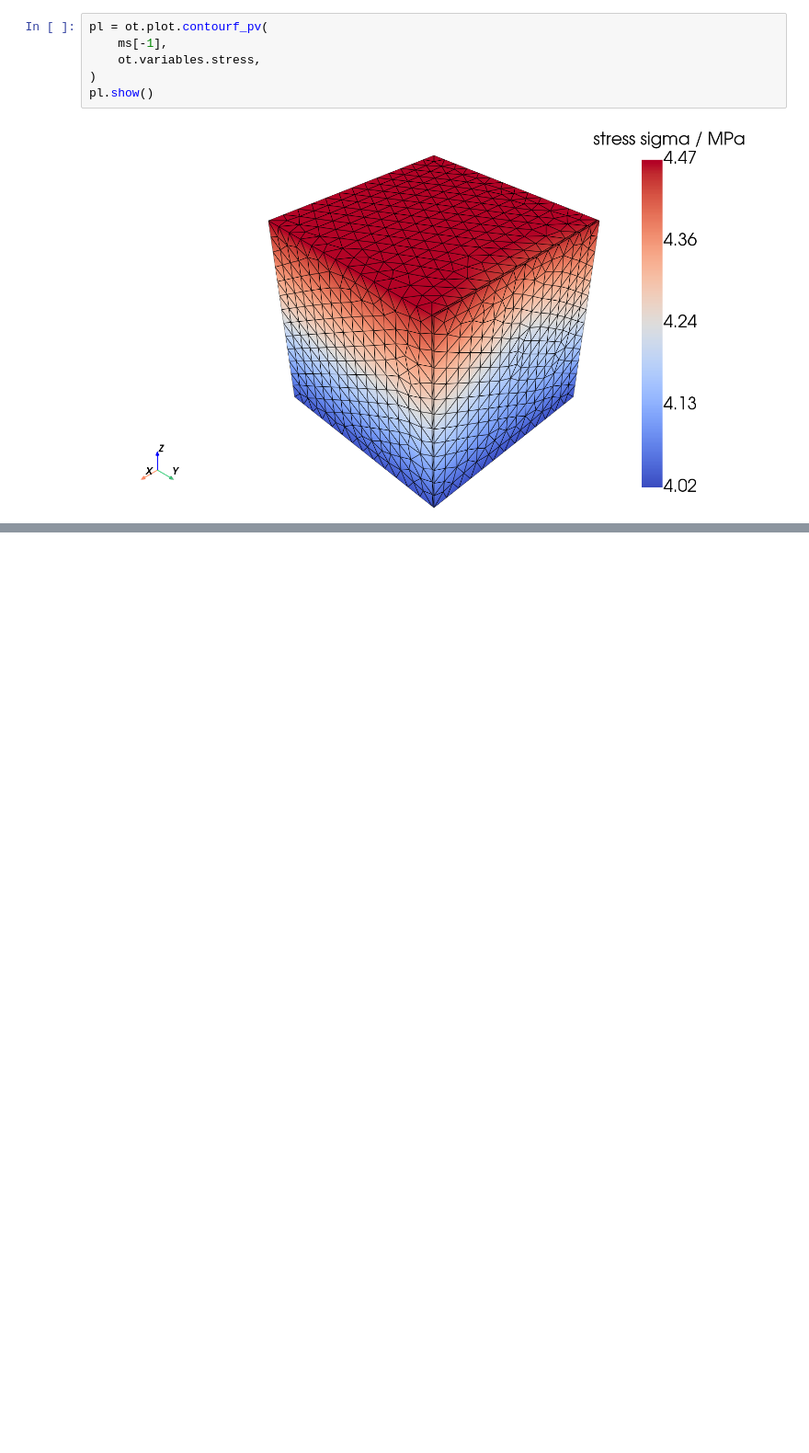
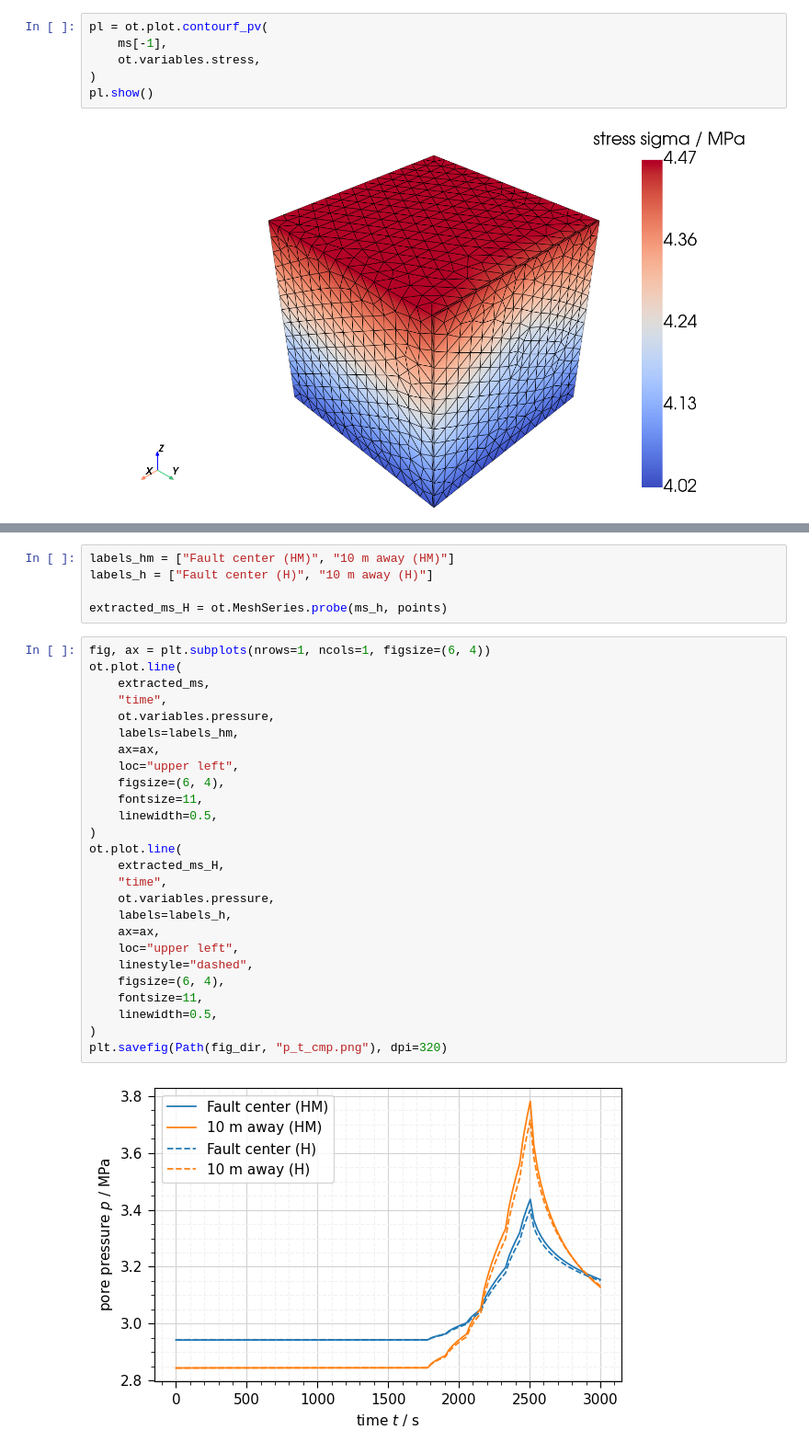
Before and after one commit to OlafKolditz/crystalline-team, a Jupyter notebook: benchmark-numerical/SimulationWithHMFault.ipynb, the cells around one changed output, grey strips where cells are left out. Shown at 92% size. Cells and saved outputs as stored; diff of their text form; blank space fills up the shorter version.

```diff
--- a/benchmark-numerical/SimulationWithHMFault.ipynb
+++ b/benchmark-numerical/SimulationWithHMFault.ipynb
@@ -414,0 +448,33 @@ pl.show()
+# %%
+labels_hm = ["Fault center (HM)", "10 m away (HM)"]
+labels_h = ["Fault center (H)", "10 m away (H)"]
+
+extracted_ms_H = ot.MeshSeries.probe(ms_h, points)
+# %%
+fig, ax = plt.subplots(nrows=1, ncols=1, figsize=(6, 4))
+ot.plot.line(
+    extracted_ms,
+    "time",
+    ot.variables.pressure,
+    labels=labels_hm,
+    ax=ax,
+    loc="upper left",
+    figsize=(6, 4),
+    fontsize=11,
+    linewidth=0.5,
+)
+ot.plot.line(
+    extracted_ms_H,
+    "time",
+    ot.variables.pressure,
+    labels=labels_h,
+    ax=ax,
+    loc="upper left",
+    linestyle="dashed",
+    figsize=(6, 4),
+    fontsize=11,
+    linewidth=0.5,
+)
+plt.savefig(Path(fig_dir, "p_t_cmp.png"), dpi=320)
+# %% [output]
+[figure, added]
```
Also changed, not shown: parts of 10 cells of this notebook, 2 other files.
